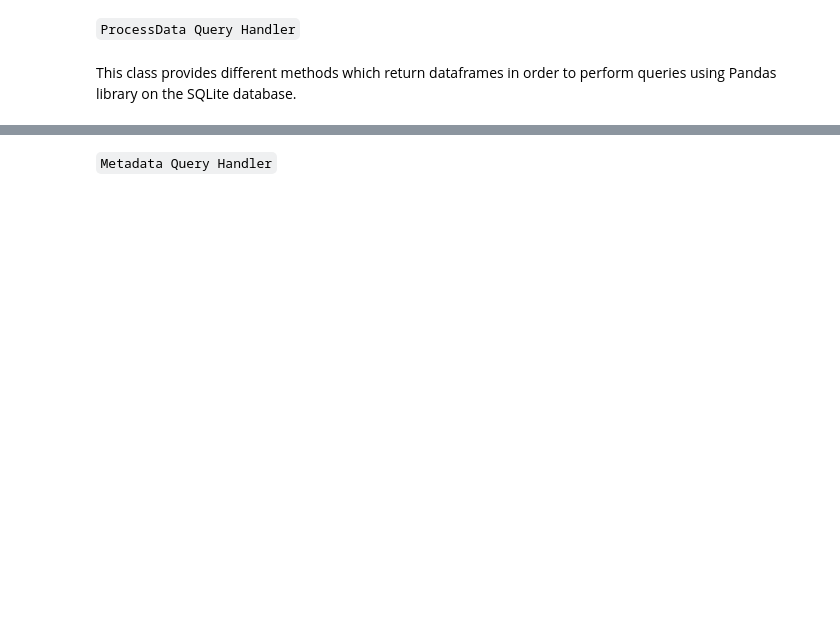
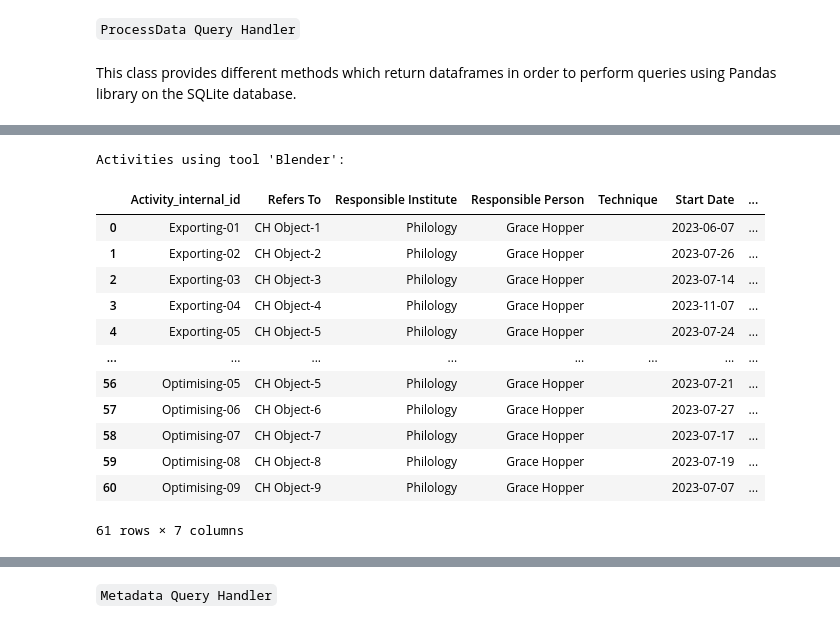
Before and after one commit to comp-management-data-project/DataScience-DHDK-gp24, a Jupyter notebook: presentation.ipynb, the cells around one changed output, grey strips where cells are left out. Saved outputs shown, nothing was run; the diff lists cells and outputs as text; code cells hidden in the pictures; blank space fills up the shorter version.

```diff
--- a/presentation.ipynb
+++ b/presentation.ipynb
@@ -277,9 +327,24 @@ activities_by_person_df
 # %%
 # Example 4: Get activities using a specific tool
 tool_name = "Blender"
-activities_using_tool_df = query_handler.getActivitiesUsingTool(partialName=tool_name)
+activities_using_tool_df = sql_query_handler.getActivitiesUsingTool(partialName=tool_name)
 print(f"Activities using tool '{tool_name}':")
 activities_using_tool_df
+# %% [output]
+Activities using tool 'Blender':
+|  | Activity_internal_id | Refers To | Responsible Institute | Responsible Person | Technique | Start Date | ... |
+| 0 | Exporting-01 | CH Object-1 | Philology | Grace Hopper |  | 2023-06-07 | ... |
+| 1 | Exporting-02 | CH Object-2 | Philology | Grace Hopper |  | 2023-07-26 | ... |
+| 2 | Exporting-03 | CH Object-3 | Philology | Grace Hopper |  | 2023-07-14 | ... |
+| 3 | Exporting-04 | CH Object-4 | Philology | Grace Hopper |  | 2023-11-07 | ... |
+| 4 | Exporting-05 | CH Object-5 | Philology | Grace Hopper |  | 2023-07-24 | ... |
+| ... | ... | ... | ... | ... | ... | ... | ... |
+| 56 | Optimising-05 | CH Object-5 | Philology | Grace Hopper |  | 2023-07-21 | ... |
+| 57 | Optimising-06 | CH Object-6 | Philology | Grace Hopper |  | 2023-07-27 | ... |
+| 58 | Optimising-07 | CH Object-7 | Philology | Grace Hopper |  | 2023-07-17 | ... |
+| 59 | Optimising-08 | CH Object-8 | Philology | Grace Hopper |  | 2023-07-19 | ... |
+| 60 | Optimising-09 | CH Object-9 | Philology | Grace Hopper |  | 2023-07-07 | ... |
+61 rows × 7 columns
 # %%
 # Example 5: Get activities started after a specific date
 start_date = "2023-08-21"
```
Also changed, not shown: parts of 33 cells of this notebook, 11 other files.
